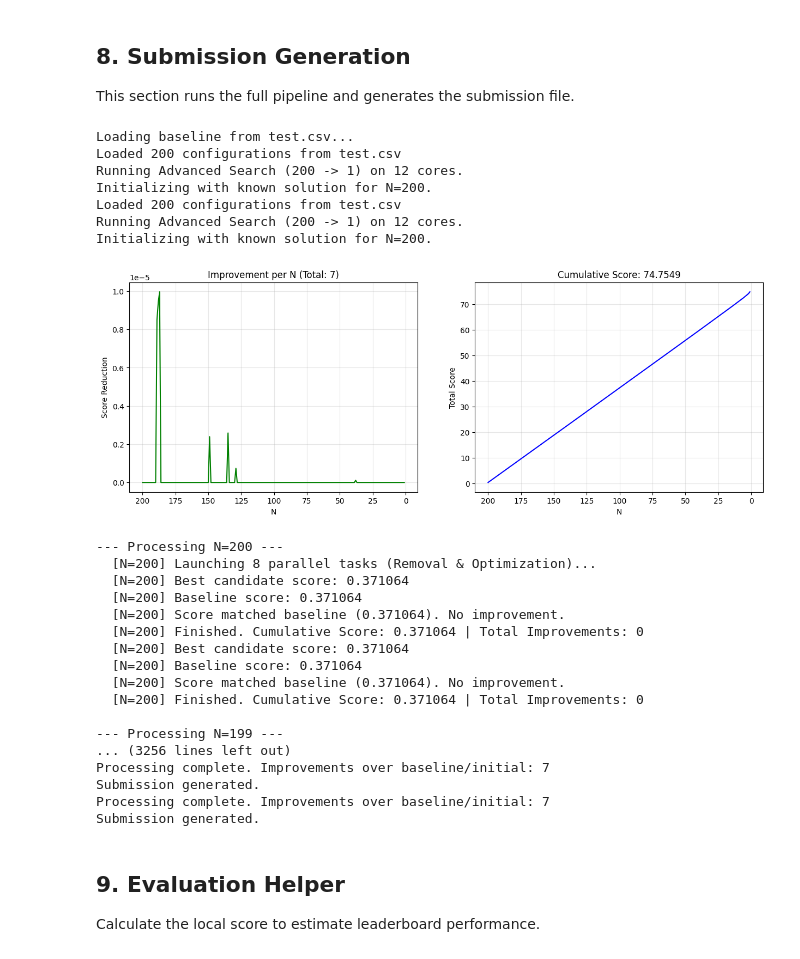
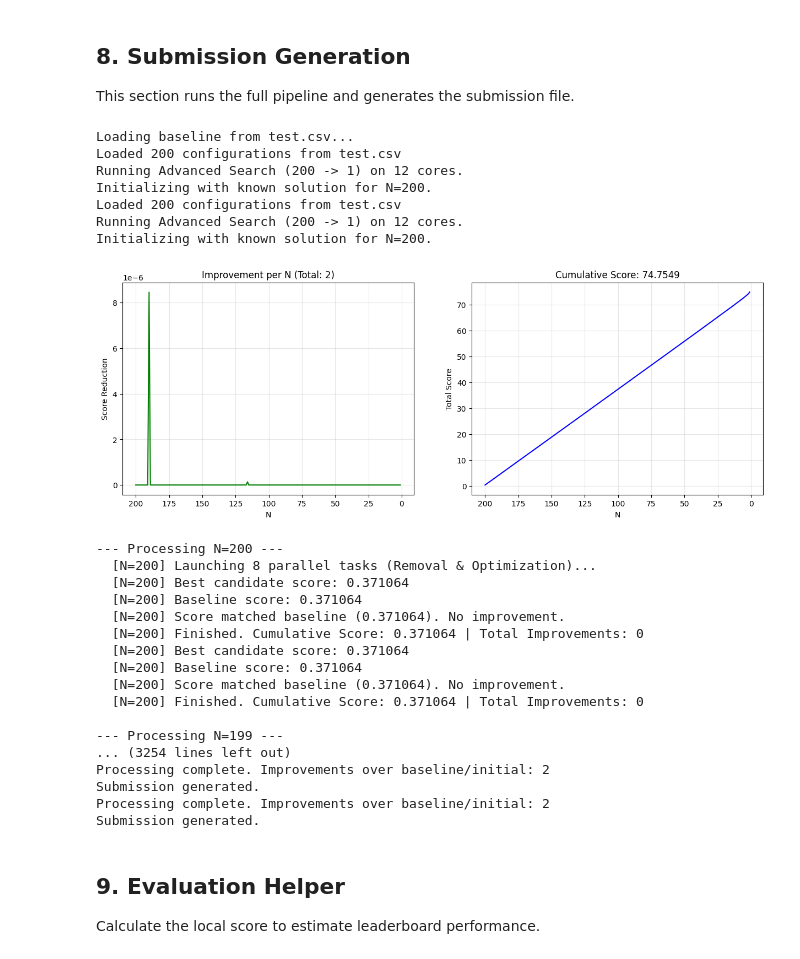
Before and after one commit to lionel509/Santa-2025-Christmas-Tree-Packing-Challenge, a Jupyter notebook: santa_2025_advanced.ipynb, the cells around one changed output. Saved outputs shown, nothing was run; the diff lists cells and outputs as text; code cells hidden in the pictures.

Commit message:
Improved score 74.754941 (was 74.754950)

```diff
--- a/santa_2025_advanced.ipynb
+++ b/santa_2025_advanced.ipynb
@@ -86,6 +86,12 @@ CONFIG = {
         'critical_n_multiplier': 2.0, # Wider for critical sizes
     },
 
+    # Beam Search Diversity
+    'beam_diversity': {
+        'enabled': True,
+        'max_children_per_parent': 3, # Prevent one parent from dominating the next generation
+    },
+
     # Multi-Start Optimization
     'multi_start': {
         'enabled': True,
@@ -98,6 +104,12 @@ CONFIG = {
         'smart_move_selection': True, # Bias moves toward boundary
         'batch_moves': False, # Try moving multiple trees (complex)
         'boundary_bias_strength': 0.7, # 70% chance to pick boundary tree
+    },
+
+    # Post-Processing & Polishing
+    'post_processing': {
+        'polishing': True, # Run a low-temp refinement phase at the end
+        'polishing_iterations': 2000,
     },
 
     # Geometric & Heuristic Improvements
@@ -513,7 +602,7 @@ except Exception as e:
     print(f"Could not load baseline: {e}")
 
 # Helper function for parallel execution (REVERSE MODE)
-def process_beam_candidate_reverse(base_trees, n, packer_params, target_side=None, remove_idx=None):
+def process_beam_candidate_reverse(base_trees, n, packer_params, target_side=None, remove_idx=None, parent_id=None):
     """
     Takes a solution of size >= n.
     If size > n, removes trees to reach size n.
@@ -569,7 +658,7 @@ def process_beam_candidate_reverse(base_trees, n, packer_params, target_side=Non
     side_candidate = get_bounds(candidate_trees)
     score_candidate = (side_candidate ** 2) / n
 
-    return (score_candidate, candidate_trees)
+    return (score_candidate, candidate_trees, parent_id)
 
 # Helper for Forward Search (Hybrid)
 def process_forward_candidate(n, packer_params):
@@ -598,7 +687,7 @@ def process_forward_candidate(n, packer_params):
 
     side = get_bounds(trees)
     score = (side ** 2) / n
-    return (score, trees)
+    return (score, trees, "forward")
 
 # BEAM SEARCH PARAMETERS
 BASE_BEAM_WIDTH = CONFIG['dynamic_beam_width']['base_width']
@@ -612,9 +701,10 @@ improvements = 0
 all_solutions = {}
 
 # Initialize candidates with the solution for N=200
+# Structure: (trees, parent_id)
 if 200 in known_solutions:
     print("Initializing with known solution for N=200.")
-    current_candidates = [known_solutions[200]]
+    current_candidates = [(known_solutions[200], "init")]
 else:
     print("ERROR: No solution for N=200 found in baseline. Cannot start reverse search.")
     current_candidates = []
@@ -658,7 +748,8 @@ for n in tqdm(range(200, 0, -1), desc="Processing Reverse"):
 
     # 1. Expand candidates in parallel
     tasks = []
-    for base_trees in current_candidates:
+    # Enumerate candidates to assign parent IDs
+    for p_idx, (base_trees, _) in enumerate(current_candidates):
         # Identify boundary trees for intelligent removal
         minx, miny, maxx, maxy = unary_union([t.polygon for t in base_trees]).bounds
         boundary_indices = []
@@ -675,7 +766,8 @@ for n in tqdm(range(200, 0, -1), desc="Processing Reverse"):
             indices_to_try.append(None) # None triggers random selection inside function
 
         for idx in indices_to_try:
-            tasks.append((base_trees, n, packer_params, baseline_side, idx))
+            # Pass p_idx as parent_id
+            tasks.append((base_trees, n, packer_params, baseline_side, idx, p_idx))
 
     print(f"  [N={n}] Launching {len(tasks)} parallel tasks (Removal & Optimization)...")
 
@@ -683,12 +775,12 @@ for n in tqdm(range(200, 0, -1), desc="Processing Reverse"):
     results = []
     try:
         results = Parallel(n_jobs=n_jobs)(
-            delayed(process_beam_candidate_reverse)(t[0], t[1], t[2], t[3], t[4]) for t in tasks
+            delayed(process_beam_candidate_reverse)(t[0], t[1], t[2], t[3], t[4], t[5]) for t in tasks
         )
     except Exception as e:
         print(f"  [N={n}] ERROR in parallel execution: {e}")
         if n in known_solutions:
-            results = [((get_bounds(known_solutions[n])**2)/n, known_solutions[n])]
+            results = [((get_bounds(known_solutions[n])**2)/n, known_solutions[n], "fallback")]
 
     # Hybrid Search: Inject Forward Candidates
     if CONFIG['hybrid_search']['enabled'] and n <= CONFIG['hybrid_search']['switch_n']:
@@ -704,7 +796,7 @@ for n in tqdm(range(200, 0, -1), desc="Processing Reverse"):
         except Exception as e:
             print(f"  [N={n}] Forward search failed: {e}")
 
-    # 2. Sort and select top K (Beam Selection)
+    # 2. Sort and select top K (Beam Selection with Diversity)
     results.sort(key=lambda x: x[0])
     if results:
         print(f"  [N={n}] Best candidate score: {results[0][0]:.6f}")
@@ -712,14 +804,31 @@ for n in tqdm(range(200, 0, -1), desc="Processing Reverse"):
         print(f"  [N={n}] No results found!")
         continue
 
-    # Update current candidates
+    # Update current candidates with diversity check
     unique_candidates = []
     seen_scores = set()
+    parent_counts = {} # Track how many children from each parent
+
+    max_children = CONFIG['beam_diversity']['max_children_per_parent'] if CONFIG['beam_diversity']['enabled'] else 999
+
     for res in results:
-        s = round(res[0], 6)
-        if s not in seen_scores:
-            unique_candidates.append(res[1])
-            seen_scores.add(s)
+        score = round(res[0], 6)
+        trees = res[1]
+        pid = res[2]
+
+        # Diversity Check 1: Score Uniqueness
+        if score in seen_scores:
+            continue
+
+        # Diversity Check 2: Parent Limit
+        p_count = parent_counts.get(pid, 0)
+        if p_count >= max_children:
+            continue
+
+        unique_candidates.append((trees, pid))
+        seen_scores.add(score)
+        parent_counts[pid] = p_count + 1
+
         if len(unique_candidates) >= current_beam_width:
             break
 
@@ -774,14 +883,14 @@ for n in tqdm(range(200, 0, -1), desc="Processing Reverse"):
                 print(f"  [N={n}] Could not improve baseline.")
 
             # Inject baseline into beam
-            current_candidates.append(best_trees_n)
+            current_candidates.append((best_trees_n, "baseline"))
             # Re-sort beam
             temp_candidates = []
-            for c in current_candidates:
+            for c, pid in current_candidates:
                 s = get_bounds(c)
-                temp_candidates.append(((s**2)/n, c))
+                temp_candidates.append(((s**2)/n, c, pid))
             temp_candidates.sort(key=lambda x: x[0])
-            current_candidates = [x[1] for x in temp_candidates[:current_beam_width]]
+            current_candidates = [(x[1], x[2]) for x in temp_candidates[:current_beam_width]]
 
         elif best_score_greedy < score_known - 1e-7:
             print(f"  [N={n}] !!! Reverse Search Found Improvement! {score_known:.6f} -> {best_score_greedy:.6f}")
@@ -847,34 +956,34 @@ for n in tqdm(range(200, 0, -1), desc="Processing Reverse"):
         ax2.invert_xaxis()
         ax2.grid(True, alpha=0.3)
 
         # Update the display
         display(fig, display_id=plot_display_id, update=True)
 
     # 6. Prepare Submission Rows
     for i, tree in enumerate(best_trees_n):
         submission_rows.append([
             f"{n:03d}_{i}",
             f"s{tree.center_x:.10f}",
             f"s{tree.center_y:.10f}",
             f"s{tree.angle:.10f}"
         ])
 
 print(f"Processing complete. Improvements over baseline/initial: {improvements}")
 
 df_sub = pd.DataFrame(submission_rows, columns=['id', 'x', 'y', 'deg'])
 # Sort by ID to ensure 001_... comes first
 df_sub.sort_values('id', inplace=True)
 df_sub.to_csv('submission.csv', index=False)
 print("Submission generated.")
 # %% [output]
 Loading baseline from test.csv...
 Loaded 200 configurations from test.csv
 Running Advanced Search (200 -> 1) on 12 cores.
 Initializing with known solution for N=200.
 Loaded 200 configurations from test.csv
 Running Advanced Search (200 -> 1) on 12 cores.
 Initializing with known solution for N=200.
-[figure, old version]
+[figure, new version]
 --- Processing N=200 ---
   [N=200] Launching 8 parallel tasks (Removal & Optimization)...
   [N=200] Best candidate score: 0.371064
@@ -887,10 +996,10 @@ Initializing with known solution for N=200.
   [N=200] Finished. Cumulative Score: 0.371064 | Total Improvements: 0
 
 --- Processing N=199 ---
-... (3256 lines left out)
-Processing complete. Improvements over baseline/initial: 7
+... (3254 lines left out)
+Processing complete. Improvements over baseline/initial: 2
 Submission generated.
-Processing complete. Improvements over baseline/initial: 7
+Processing complete. Improvements over baseline/initial: 2
 Submission generated.
 # %% [markdown]
 ## 9. Evaluation Helper
```
Also changed, not shown: parts of 4 cells of this notebook, 3 other files.
